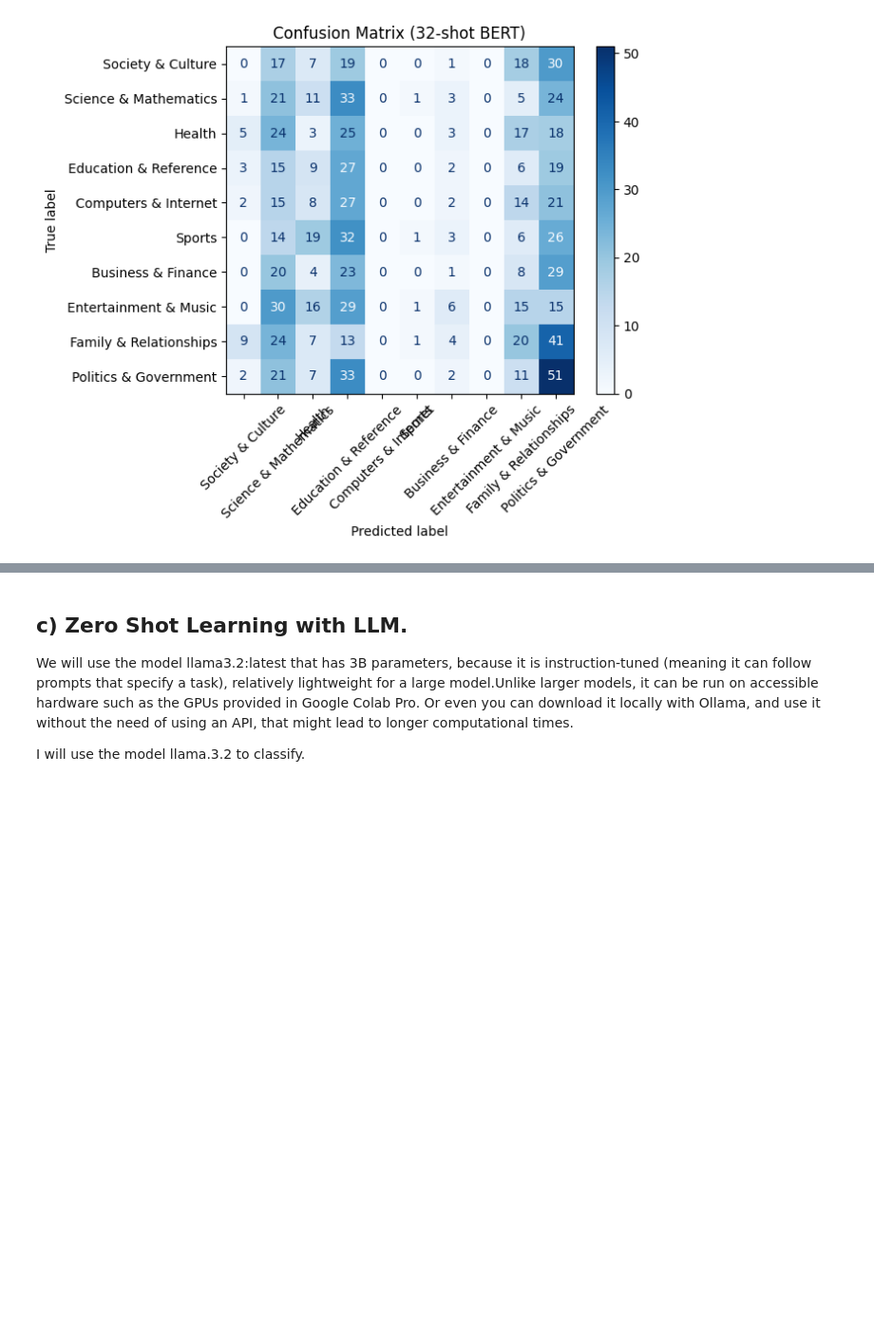
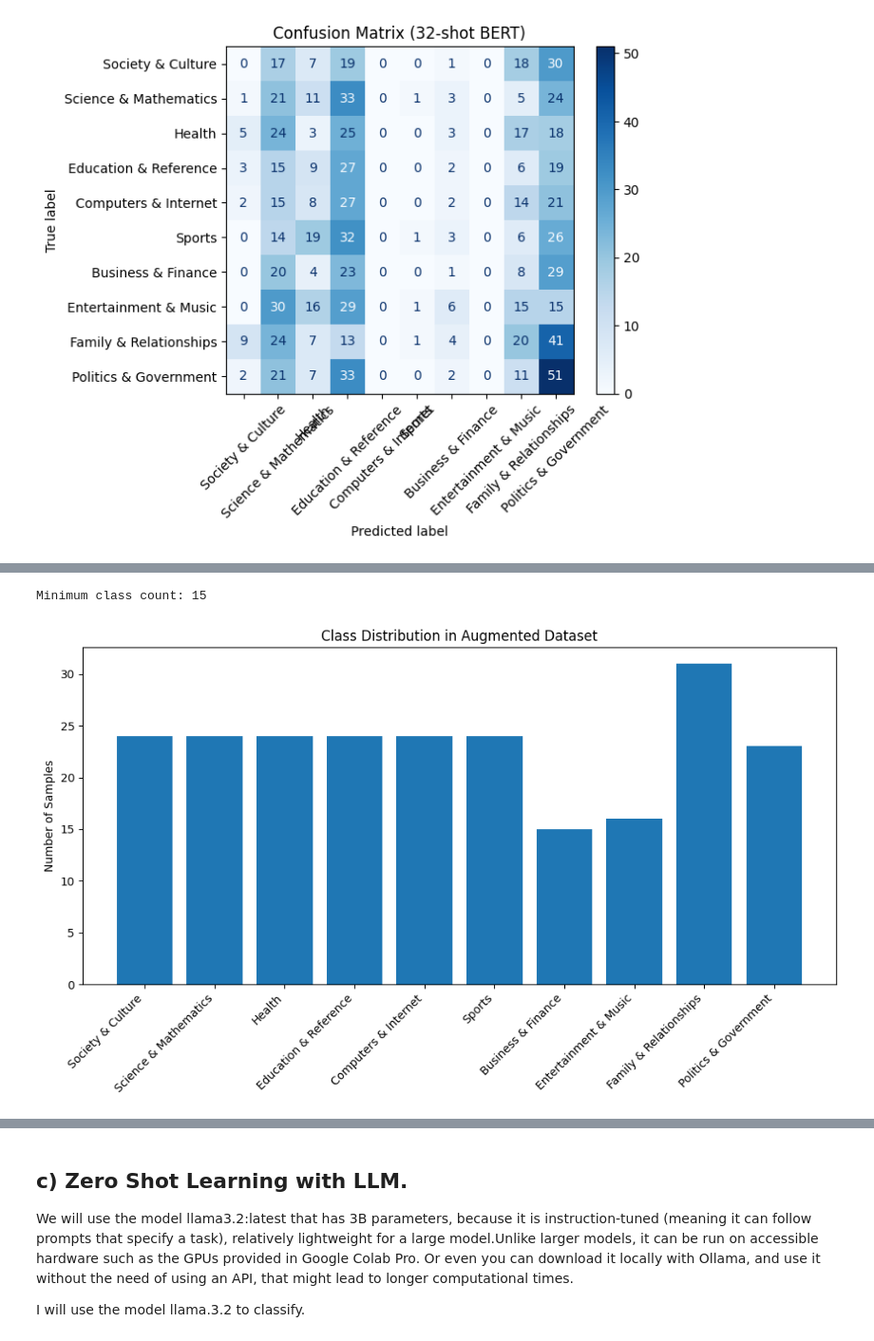
Before and after one commit to otausendschoen/NLP_Yahoo-Answers, a Jupyter notebook: project.ipynb, the cells around one changed output, grey strips where cells are left out. Shown at 95% size. Saved outputs shown, nothing was run; the diff lists cells and outputs as text; code cells hidden in the pictures; blank space fills up the shorter version.

Commit message:
added final changes interpretations model

```diff
--- a/project.ipynb
+++ b/project.ipynb
@@ -1443,6 +1427,17 @@ Overall, we generated **N = 78** new examples. This might not seem like a lot bu
 # %%
 df_combined = pd.concat([df_aug, stratified_train_df])
 # %%
+
+stratified_train_df, stratified_test_df = train_test_split(
+    df,
+    train_size=32,
+    stratify=df["topic"],
+    random_state=42
+)
+
+fill_mask = pipeline("fill-mask", model="bert-base-uncased")
+
+
 def augment_sentence_multi_mask(sentence, top_k=3, num_masks=3):
     words = sentence.split()
     if len(words) < num_masks:
@@ -1888,0 +1900,15 @@ Overall, we can say that we can observe some kind of trade-off: increasing the n
+# %%
+# Descriptive statistics
+dataset_size = len(df_aug)
+class_distribution = df_aug['topic'].value_counts().sort_index()
+min_count = df_aug['topic'].value_counts().min()
+print("Minimum class count:", min_count)
+plt.figure(figsize = (10,6))
+plt.bar(class_names, class_distribution)
+plt.xticks(rotation=45, ha='right')
+plt.ylabel("Number of Samples")
+plt.title("Class Distribution in Augmented Dataset")
+plt.tight_layout()
+# %% [output]
+Minimum class count: 15
+[figure, added]
```
Also changed, not shown: parts of 12 cells of this notebook.
